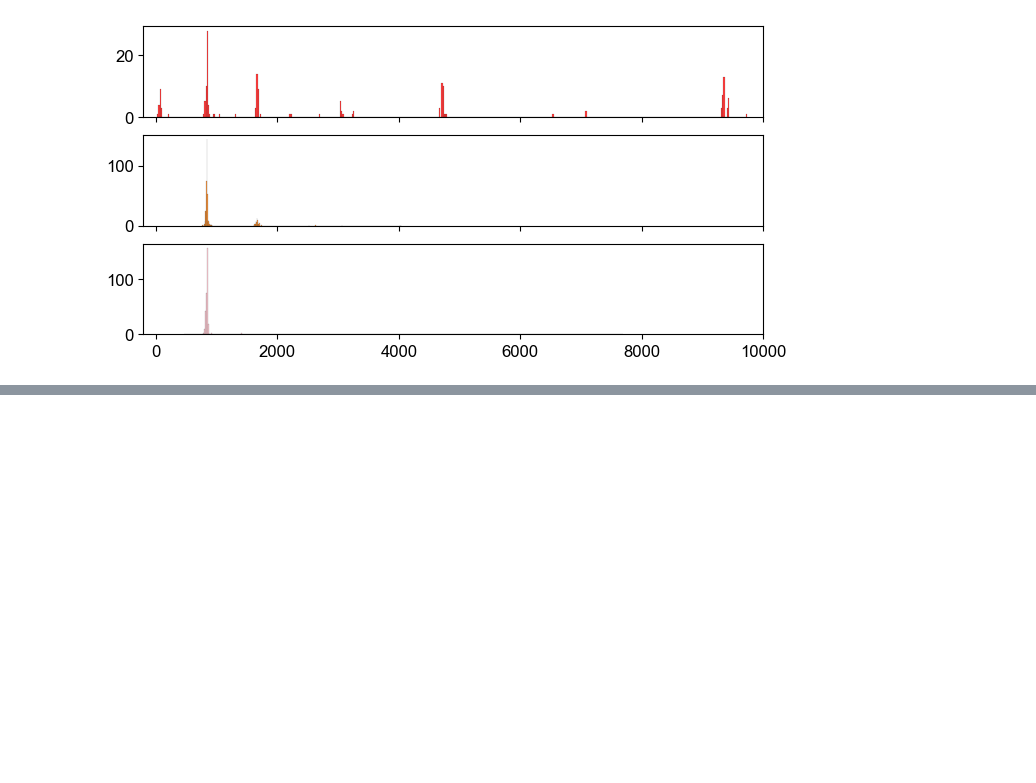
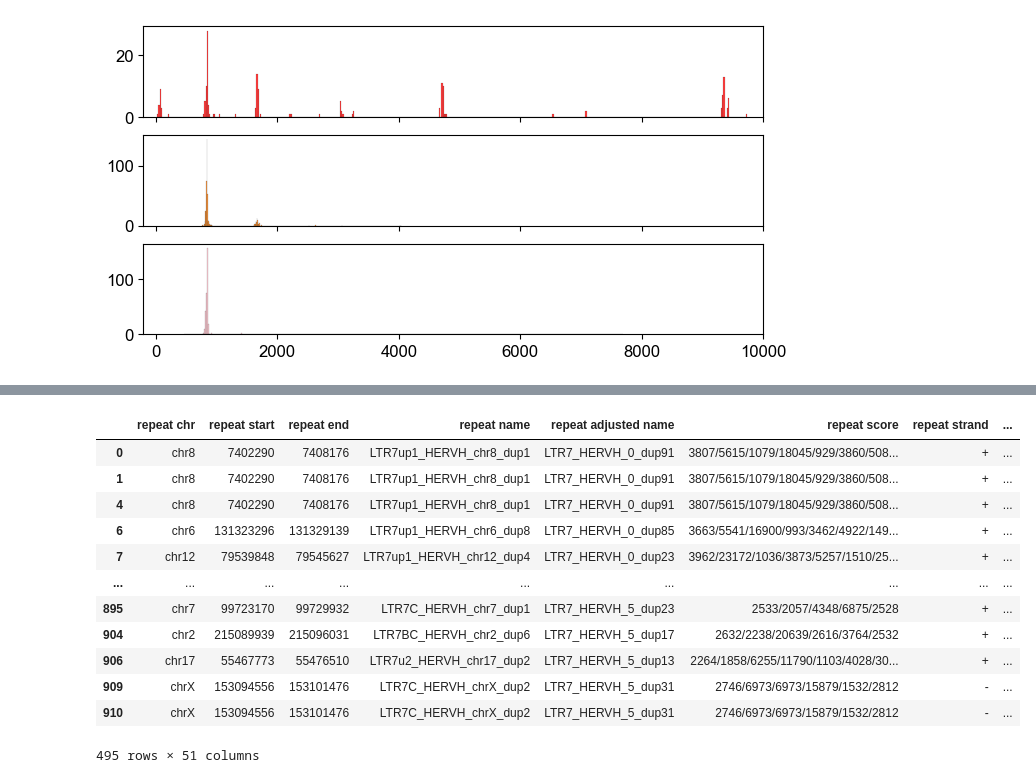
Before and after one commit to hmdlab/Evolutionary-Arms-Race, a Jupyter notebook: notebook/Supplementary_Fig12.ipynb, the cells around one changed output, grey strips where cells are left out. Drawn from its saved outputs; the diff is of its cells as text; code cells hidden in the pictures; blank space fills up the shorter version.

```diff
--- a/notebook/Supplementary_Fig12.ipynb
+++ b/notebook/Supplementary_Fig12.ipynb
@@ -466,0 +480,42 @@ plt.show()
+# %%
+# add DEG data
+
+DEG_list = list()
+for FC, padj in GSE99215_DEG[['log2FoldChange', 'padj']].values:
+
+    if padj < 0.05 and FC > 0:
+
+        D = 'wild'
+
+    elif padj < 0.05 and FC < 0:
+
+        D = 'TRIM28'
+
+    else:
+
+        D = 'non-DEG'
+
+    DEG_list.append(D)
+
+GSE99215_DEG['DEG'] = DEG_list
+GSE99215_DEG_fil = GSE99215_DEG[GSE99215_DEG['padj'].isna()==False]
+GSE99215_DEG_dict = GSE99215_DEG.to_dict()
+
+Dfam_RM_window['padj'] = Dfam_RM_window['gene_id version'].apply(lambda x:GSE99215_DEG_dict['padj'][x])
+Dfam_RM_window['DEG'] = Dfam_RM_window['gene_id version'].apply(lambda x:GSE99215_DEG_dict['DEG'][x])
+Dfam_RM_window_fil = Dfam_RM_window[Dfam_RM_window['padj'].isna()==False]
+Dfam_RM_window_fil
+# %% [output]
+|  | repeat chr | repeat start | repeat end | repeat name | repeat adjusted name | repeat score | repeat strand | ... |
+| 0 | chr8 | 7402290 | 7408176 | LTR7up1_HERVH_chr8_dup1 | LTR7_HERVH_0_dup91 | 3807/5615/1079/18045/929/3860/508... | + | ... |
+| 1 | chr8 | 7402290 | 7408176 | LTR7up1_HERVH_chr8_dup1 | LTR7_HERVH_0_dup91 | 3807/5615/1079/18045/929/3860/508... | + | ... |
+| 4 | chr8 | 7402290 | 7408176 | LTR7up1_HERVH_chr8_dup1 | LTR7_HERVH_0_dup91 | 3807/5615/1079/18045/929/3860/508... | + | ... |
+| 6 | chr6 | 131323296 | 131329139 | LTR7up1_HERVH_chr6_dup8 | LTR7_HERVH_0_dup85 | 3663/5541/16900/993/3462/4922/149... | + | ... |
+| 7 | chr12 | 79539848 | 79545627 | LTR7up1_HERVH_chr12_dup4 | LTR7_HERVH_0_dup23 | 3962/23172/1036/3873/5257/1510/25... | + | ... |
+| ... | ... | ... | ... | ... | ... | ... | ... | ... |
+| 895 | chr7 | 99723170 | 99729932 | LTR7C_HERVH_chr7_dup1 | LTR7_HERVH_5_dup23 | 2533/2057/4348/6875/2528 | + | ... |
+| 904 | chr2 | 215089939 | 215096031 | LTR7BC_HERVH_chr2_dup6 | LTR7_HERVH_5_dup17 | 2632/2238/20639/2616/3764/2532 | + | ... |
+| 906 | chr17 | 55467773 | 55476510 | LTR7u2_HERVH_chr17_dup2 | LTR7_HERVH_5_dup13 | 2264/1858/6255/11790/1103/4028/30... | + | ... |
+| 909 | chrX | 153094556 | 153101476 | LTR7C_HERVH_chrX_dup2 | LTR7_HERVH_5_dup31 | 2746/6973/6973/15879/1532/2812 | - | ... |
+| 910 | chrX | 153094556 | 153101476 | LTR7C_HERVH_chrX_dup2 | LTR7_HERVH_5_dup31 | 2746/6973/6973/15879/1532/2812 | - | ... |
+495 rows × 51 columns
```
Also changed, not shown: parts of 6 cells of this notebook, 1 other file.
